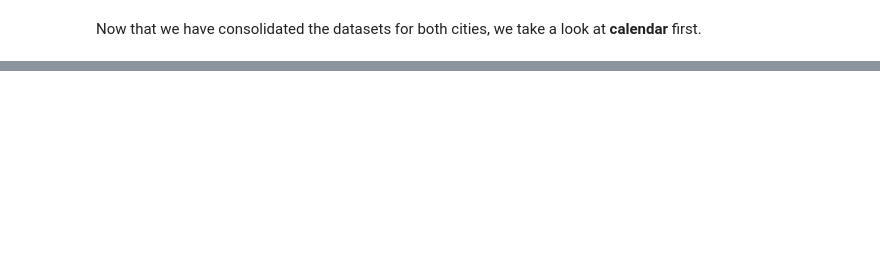
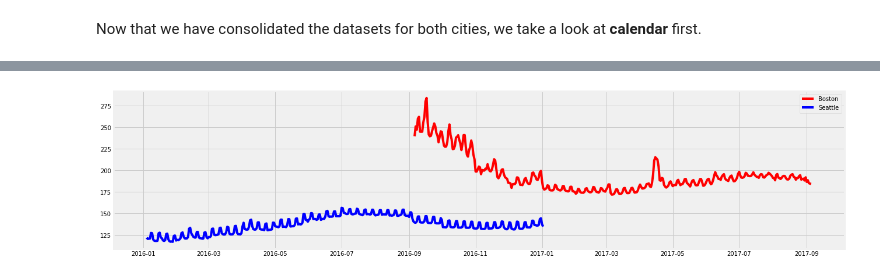
Before and after one commit to emiliozamorano15/dsblog_airbnb, a Jupyter notebook: notebooks/01-eza-initial-data-exploration.ipynb, the cells around one changed output, grey strips where cells are left out. Drawn from its saved outputs; the diff is of its cells as text; code cells hidden in the pictures; blank space fills up the shorter version.

```diff
--- a/notebooks/01-eza-initial-data-exploration.ipynb
+++ b/notebooks/01-eza-initial-data-exploration.ipynb
@@ -84,0 +74,2 @@ Name: price, dtype: int64
+# %%
+calendar_cln = calendar.dropna(subset = ['price'], axis = 0)
@@ -85,3 +78,5 @@ Name: price, dtype: int64
 # %%
 ## Reformat the dates column
-b_calendar['date'] = pd.to_datetime(b_calendar["date"]).head()
+todate = lambda val: pd.to_datetime(val)
+
+calendar_cln.loc[:,'date'] = calendar_cln['date'].apply(todate)
@@ -103,0 +85,3 @@ dtype: float64
+# %%
+calendar_cln.loc[:,'price'] = calendar_cln.loc[:,'price'].str.replace('$', '')
+calendar_cln.loc[:,'price'] = pd.to_numeric(calendar_cln.loc[:,'price'], errors = 'coerce')
@@ -103,0 +92,3 @@ dtype: float64
+# %%
+avg_price = calendar_cln.groupby(['date','city'])['date','city','price'].mean().reset_index()
+avg_price.head()
@@ -103,0 +102,14 @@ dtype: float64
+# %%
+plt.figure(figsize = [20, 5])
+plt.plot(avg_price.loc[avg_price['city'] == 'Boston']['date']
+            , avg_price.loc[avg_price['city'] == 'Boston']['price']
+            , color = "red"
+            , label = 'Boston')
+plt.plot(avg_price.loc[avg_price['city'] == 'Seattle']['date']
+            , avg_price.loc[avg_price['city'] == 'Seattle']['price']
+            , color = "blue"
+            , label = 'Seattle')
+plt.legend()
+plt.show()
+# %% [output]
+[figure, added]
```
Also changed, not shown: parts of 24 cells of this notebook, 5 other files.
